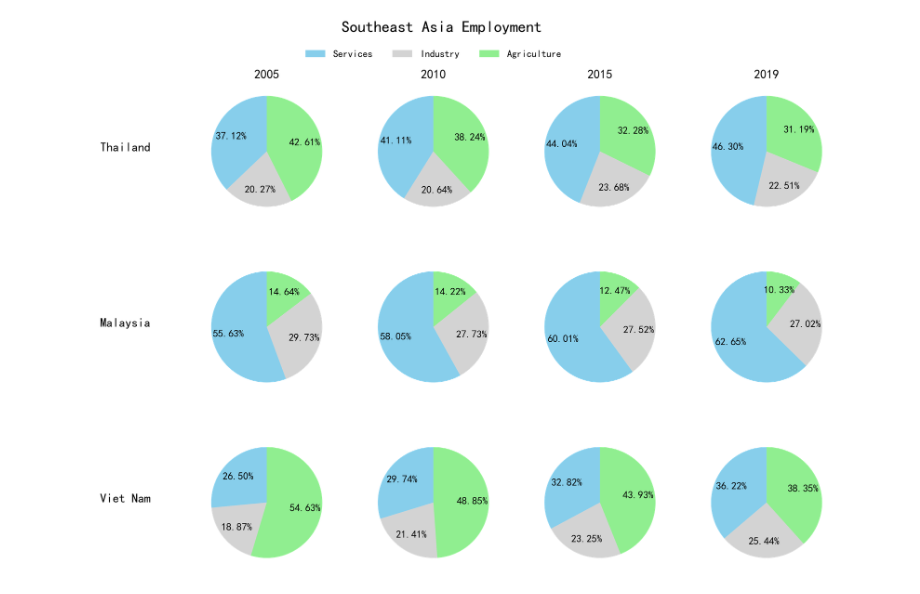
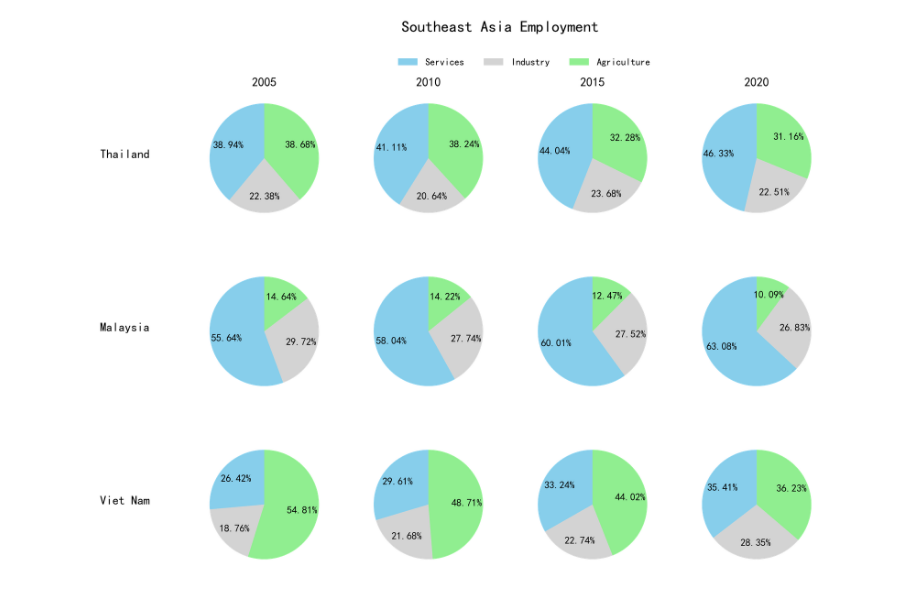
Before and after one commit to Cpoem/learn, a Jupyter notebook: visualization/matplotlib/Employment.ipynb, the cells around one changed output. Saved outputs shown, nothing was run; the diff lists cells and outputs as text; code cells hidden in the pictures.

Commit message:
plot

```diff
--- a/visualization/matplotlib/Employment.ipynb
+++ b/visualization/matplotlib/Employment.ipynb
@@ -38,5 +37,6 @@ memory usage: 441.0+ KB
 # %%
-data.rename(columns={"Region/Country/Area":"Area"},inplace=True)   # 重命名
+data.drop(columns="Unnamed: 0",inplace=True)                               #删除 Unnamed: 0 这列
+data.rename(columns={"Region/Country/Area":"Area"},inplace=True)                # 重命名
 data.rename(columns=dict( (k,k.lower()) for k in  data.columns ),inplace=True)  # 列名全部小写
 def industry(x):
     """正则匹配series字段 字符串的产业类型"""
@@ -54,3 +54,4 @@ def gender(x):
         return "Error"
 data['economy']=data['series'].apply(industry)
 data['gender']=data['series'].apply(gender)
+data.head()
@@ -65,0 +73,6 @@ data.head()
+# %%
+labels=['a','b','c']                           #扇形标签
+values=[10,15,20]                              #饼图各部分值
+colors=["skyblue","lightgray","lightgreen"]    #各个扇形颜色
+plt.pie(values,labels=labels,startangle=0,autopct="%.2f%%",textprops={'fontsize':18},colors=colors,pctdistance=0.7)
+plt.show()
@@ -66,12 +81,7 @@ data.head()
 # %%
-years=[2005,2010,2015,2019]
-area=["Thailand","Malaysia","Viet Nam"]
-df=data[(data['gender']=='both')&(data['area'].isin(area))]
-print(df['year'].unique())
-df=df[df['year'].isin(years)]
-df.sort_values(by=['area','year'])
-economy_sort=['Agriculture' ,'Industry', 'Services']
-df['economy']=df['economy'].astype('category').cat.set_categories(economy_sort)
-df=df.sort_values(by=['area','year','economy'],ascending=[1,1,0])
+years=[2005,2010,2015,2020]                 #观察年份
+areas=["Thailand","Malaysia","Viet Nam"]     #观察国家
+df=data[(data['gender']=='both')&(data['area'].isin(areas))&(data['year']).isin(years)]    #筛选 不缺分性别的数据
+df=df.sort_values(by=['area','year','economy'],ascending=[1,1,0]) #饼图扇形顺序与数据顺序相反，按照 Service、 Industry、Agriculture降序
 data.sort_values(['area','year','gender'])
 # %% [output]
@@ -92,23 +101,25 @@ data.sort_values(['area','year','gender'])
 # %%
 fig,axes=plt.subplots(3,4,figsize=(20,16),dpi=300)
-axes=axes.flatten()                           #一维
-colors=["skyblue","lightgray","lightgreen"]
-for p,a in enumerate(area):
-    dat=df[df['area']==a]                    # 筛选国家
-    for q,y in enumerate(years):
-        labels=dat[dat['year']==y]['economy']  #饼图各部分标签
-        values=dat[dat['year']==y]['value']   #饼图各部分比例值
-        idx=p*4+q                             #饼图位置
+axes=axes.flatten()                                #一维
+colors=["skyblue","lightgray","lightgreen"]         #颜色设置，skyblue :服务业，lightgray:工业, lightgreen: 农业。
+legend_labels=['Services','Industry','Agriculture'] #饼图绘制各个部分是逆序画，所以这里颜色和图例标签也是逆序
+for p,a in enumerate(areas):                       #遍历国家
+    dat=df[df['area']==a]
+    for q,y in enumerate(years):                  #遍历年份
+#         labels=dat[dat['year']==y]['economy']   #绘制每个字饼图各部分标签
+        values=dat[dat['year']==y]['value']      #饼图各部分比例值
+        idx=p*4+q                                #饼图位置
         axes[idx].pie(values,startangle=90,autopct="%.2f%%",textprops={'fontsize':18},colors=colors,pctdistance=0.7)
         if idx <4:
             axes[idx].set_title(str(y),fontdict={'fontsize':"22"})     #第一行每个图上面标上时间
         if idx%4==0:
             axes[idx].text(x=-3,y=0,s=a,fontdict={"fontsize":"22"})    #第一列每个图左边标上国家
 
 # xlim=fig.gca().axes.get_xlim()
 # ylim=fig.gca().axes.get_ylim()
-axes[2].legend(labels=labels,loc='center', bbox_to_anchor=(-0.7,1.2),ncol=3,fontsize='xx-large',edgecolor='w',fancybox=False,shadow=False)
-fig.text(x=0.3,y=0.95,s="Southeast Asia Employment",fontdict={"fontsize":"28"})  #大标题
+axes[2].legend(labels=legend_labels,loc='center', bbox_to_anchor=(0,1.2),
+               ncol=3,fontsize='xx-large',edgecolor='w',fancybox=False,shadow=False)  #标题下的图例解释
+fig.suptitle("Southeast Asia Employment",fontsize=28)  #大标题
 plt.savefig(pic_path+"\Southeast_Asia_Employmen.png")
 # %% [output]
-[figure, old version]
+[figure, new version]
```
Also changed, not shown: parts of 7 cells of this notebook.
